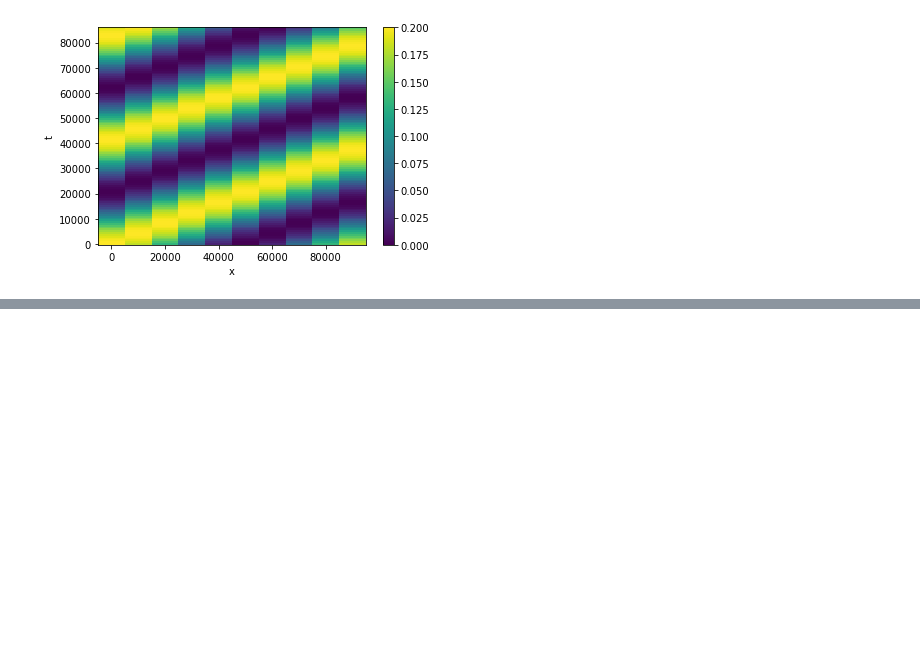
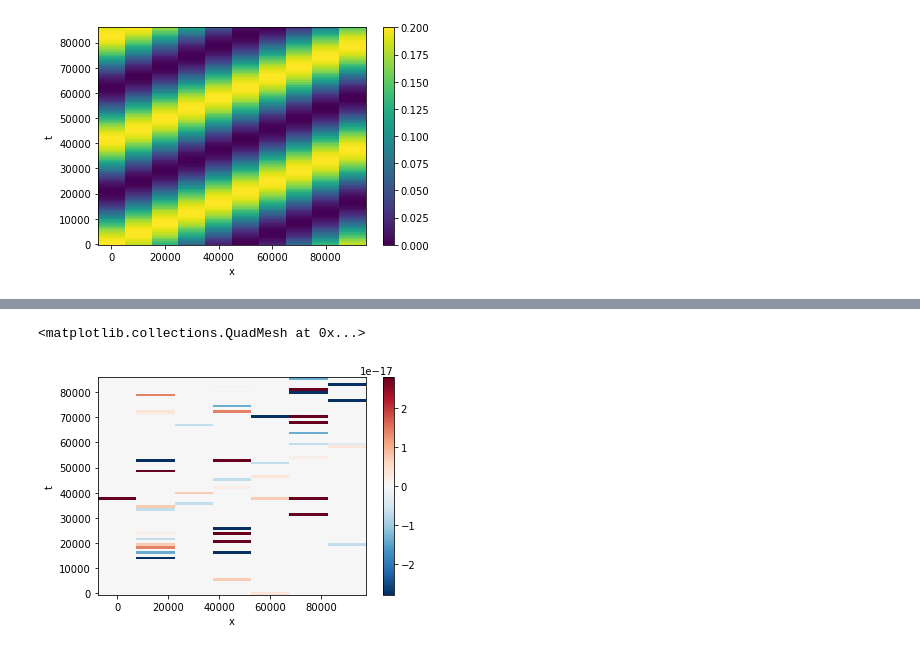
Before and after one commit to margot-demol/stage-m1, a Jupyter notebook: test_bilinear_interpolation.ipynb, the cells around one changed output, grey strips where cells are left out. Cells and saved outputs as stored; diff of their text form; code cells hidden in the pictures; blank space fills up the shorter version.

```diff
--- a/test_bilinear_interpolation.ipynb
+++ b/test_bilinear_interpolation.ipynb
@@ -142,0 +144,8 @@ v_analytical.plot()
+# %%
+#Interpolated velocity with the x array method interp()
+v_xr=vf.interp(t=t_inter, x=x_inter)
+# %%
+(v_inter-v_xr).plot()
+# %% [output]
+<matplotlib.collections.QuadMesh at 0x...>
+[figure, added]
```
Also changed, not shown: parts of 4 cells of this notebook, 2 other files.
